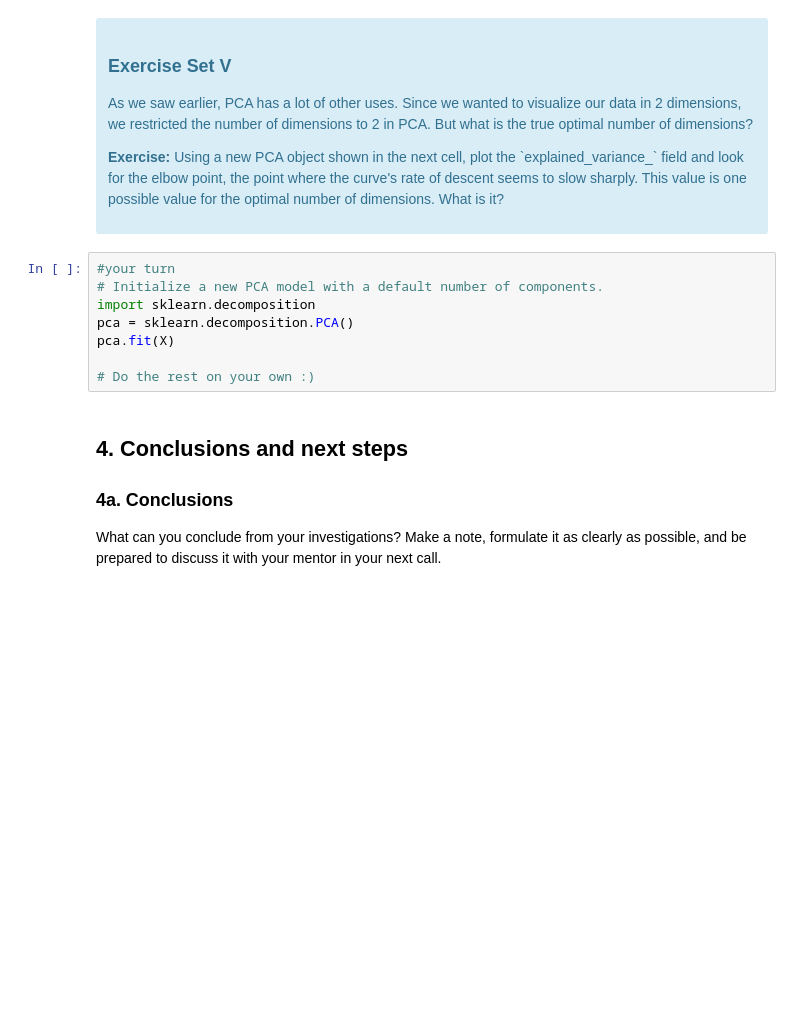
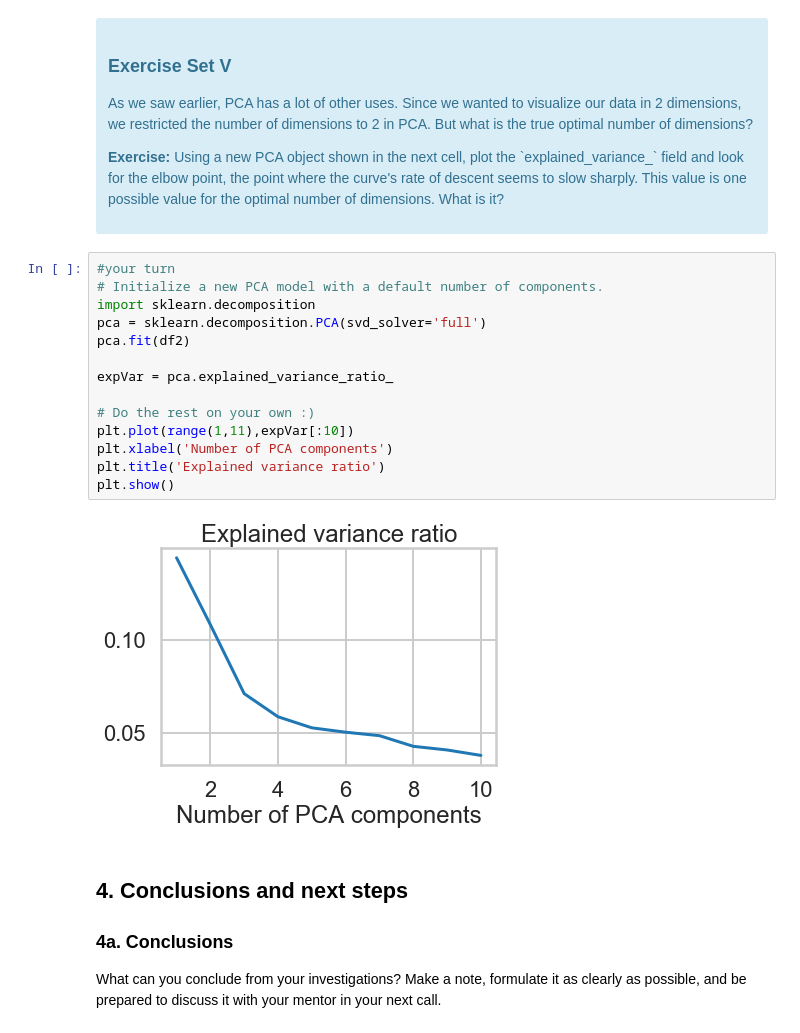
Before and after one commit to jeffkoskulics/Springboard, a Jupyter notebook: CaseStudies/Clustering Case Study/Clustering Case Study - Customer Segmentation with K-Means - Tier 3 (1).ipynb, the cells around one changed output. Cells and saved outputs as stored; diff of their text form; blank space fills up the shorter version.

```diff
--- a/CaseStudies/Clustering Case Study/Clustering Case Study - Customer Segmentation with K-Means - Tier 3 (1).ipynb
+++ b/CaseStudies/Clustering Case Study/Clustering Case Study - Customer Segmentation with K-Means - Tier 3 (1).ipynb
@@ -210,11 +367,19 @@ What we've done is we've taken those columns of 0/1 indicator variables, and we'
 # %%
 #your turn
 # Initialize a new PCA model with a default number of components.
 import sklearn.decomposition
-pca = sklearn.decomposition.PCA()
-pca.fit(X)
+pca = sklearn.decomposition.PCA(svd_solver='full')
+pca.fit(df2)
+
+expVar = pca.explained_variance_ratio_
 
 # Do the rest on your own :)
+plt.plot(range(1,11),expVar[:10])
+plt.xlabel('Number of PCA components')
+plt.title('Explained variance ratio')
+plt.show()
+# %% [output]
+[figure, added]
 # %% [markdown]
 ## 4. Conclusions and next steps
 ### 4a. Conclusions
```
Also changed, not shown: parts of 28 cells of this notebook.
